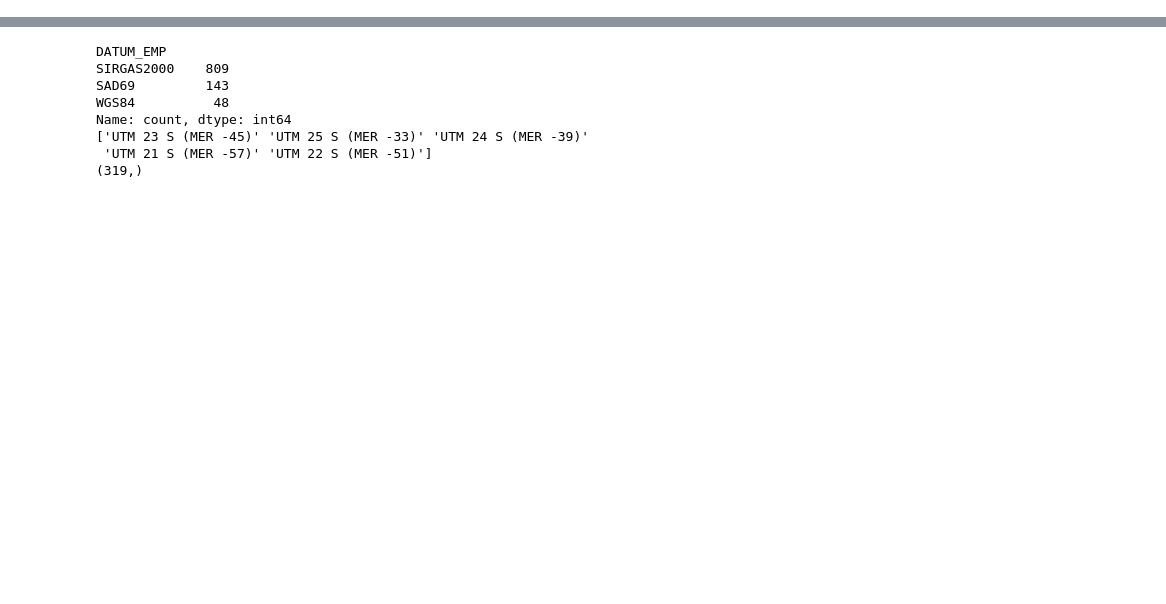
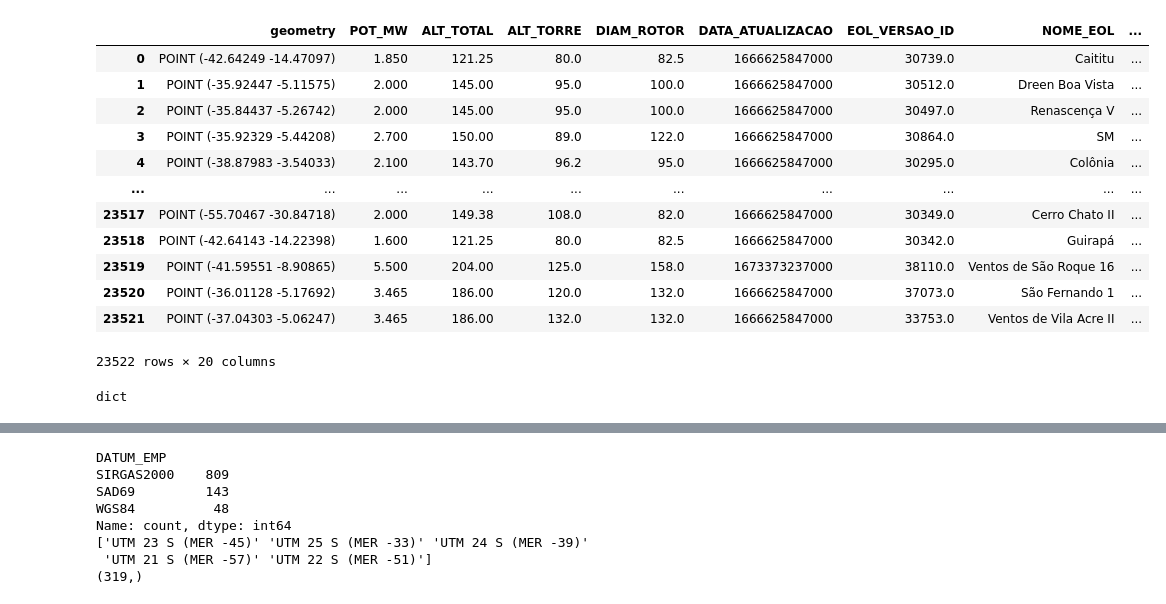
Before and after one commit to mariofilho281/case_cdv, a Jupyter notebook: main.ipynb, the cells around one changed output, grey strips where cells are left out. Cells and saved outputs as stored; diff of their text form; code cells hidden in the pictures; blank space fills up the shorter version.

```diff
--- a/main.ipynb
+++ b/main.ipynb
@@ -3,0 +5,4 @@ import geopandas
+# %%
+url = 'https://sigel.aneel.gov.br/arcgis/rest/services/PORTAL/WFS/MapServer/0/query'
+parameters = {'where': '1=1', 'outFields': '*', 'f': 'geojson', 'resultOffset': 0 , 'resultRecordCount': 1000}
+results = fetch_all_data(url, parameters)
@@ -4,2 +27,23 @@ import geopandas
+# %%
+data = geopandas.GeoDataFrame.from_features(results)
+data
+# %% [output]
+|  | geometry | POT_MW | ALT_TOTAL | ALT_TORRE | DIAM_ROTOR | DATA_ATUALIZACAO | EOL_VERSAO_ID | NOME_EOL | ... |
+| 0 | POINT (-42.64249 -14.47097) | 1.850 | 121.25 | 80.0 | 82.5 | 1666625847000 | 30739.0 | Caititu | ... |
+| 1 | POINT (-35.92447 -5.11575) | 2.000 | 145.00 | 95.0 | 100.0 | 1666625847000 | 30512.0 | Dreen Boa Vista | ... |
+| 2 | POINT (-35.84437 -5.26742) | 2.000 | 145.00 | 95.0 | 100.0 | 1666625847000 | 30497.0 | Renascença V | ... |
+| 3 | POINT (-35.92329 -5.44208) | 2.700 | 150.00 | 89.0 | 122.0 | 1666625847000 | 30864.0 | SM | ... |
+| 4 | POINT (-38.87983 -3.54033) | 2.100 | 143.70 | 96.2 | 95.0 | 1666625847000 | 30295.0 | Colônia | ... |
+| ... | ... | ... | ... | ... | ... | ... | ... | ... | ... |
+| 23517 | POINT (-55.70467 -30.84718) | 2.000 | 149.38 | 108.0 | 82.0 | 1666625847000 | 30349.0 | Cerro Chato II | ... |
+| 23518 | POINT (-42.64143 -14.22398) | 1.600 | 121.25 | 80.0 | 82.5 | 1666625847000 | 30342.0 | Guirapá | ... |
+| 23519 | POINT (-41.59551 -8.90865) | 5.500 | 204.00 | 125.0 | 158.0 | 1673373237000 | 38110.0 | Ventos de São Roque 16 | ... |
+| 23520 | POINT (-36.01128 -5.17692) | 3.465 | 186.00 | 120.0 | 132.0 | 1666625847000 | 37073.0 | São Fernando 1 | ... |
+| 23521 | POINT (-37.04303 -5.06247) | 3.465 | 186.00 | 132.0 | 132.0 | 1666625847000 | 33753.0 | Ventos de Vila Acre II | ... |
+23522 rows × 20 columns
+# %%
+response.json()
+# %% [output]
+dict
 # %%
 url = 'https://sigel.aneel.gov.br/arcgis/rest/services/PORTAL/WFS/MapServer/0/query'
```
Also changed, not shown: parts of 19 cells of this notebook, 2 other files.
